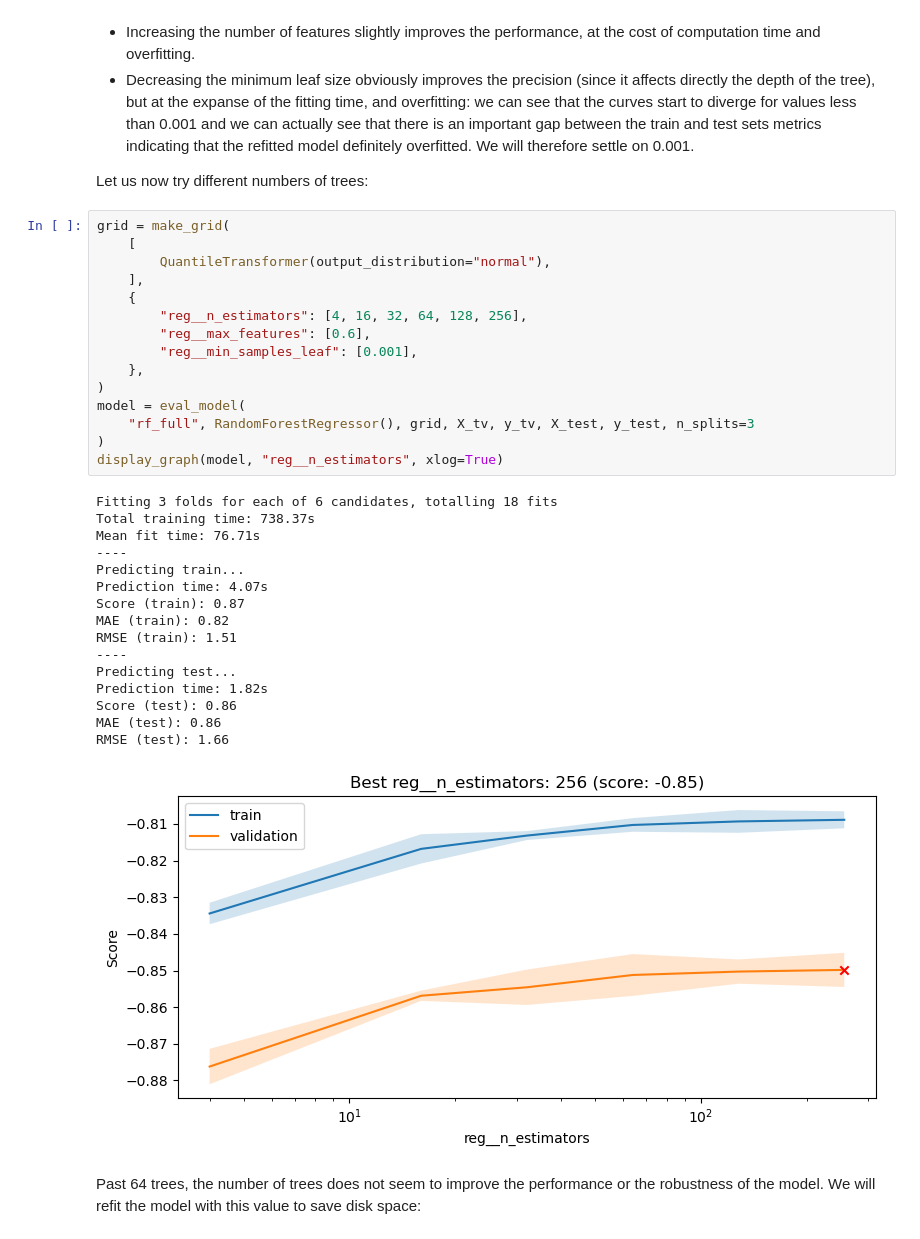
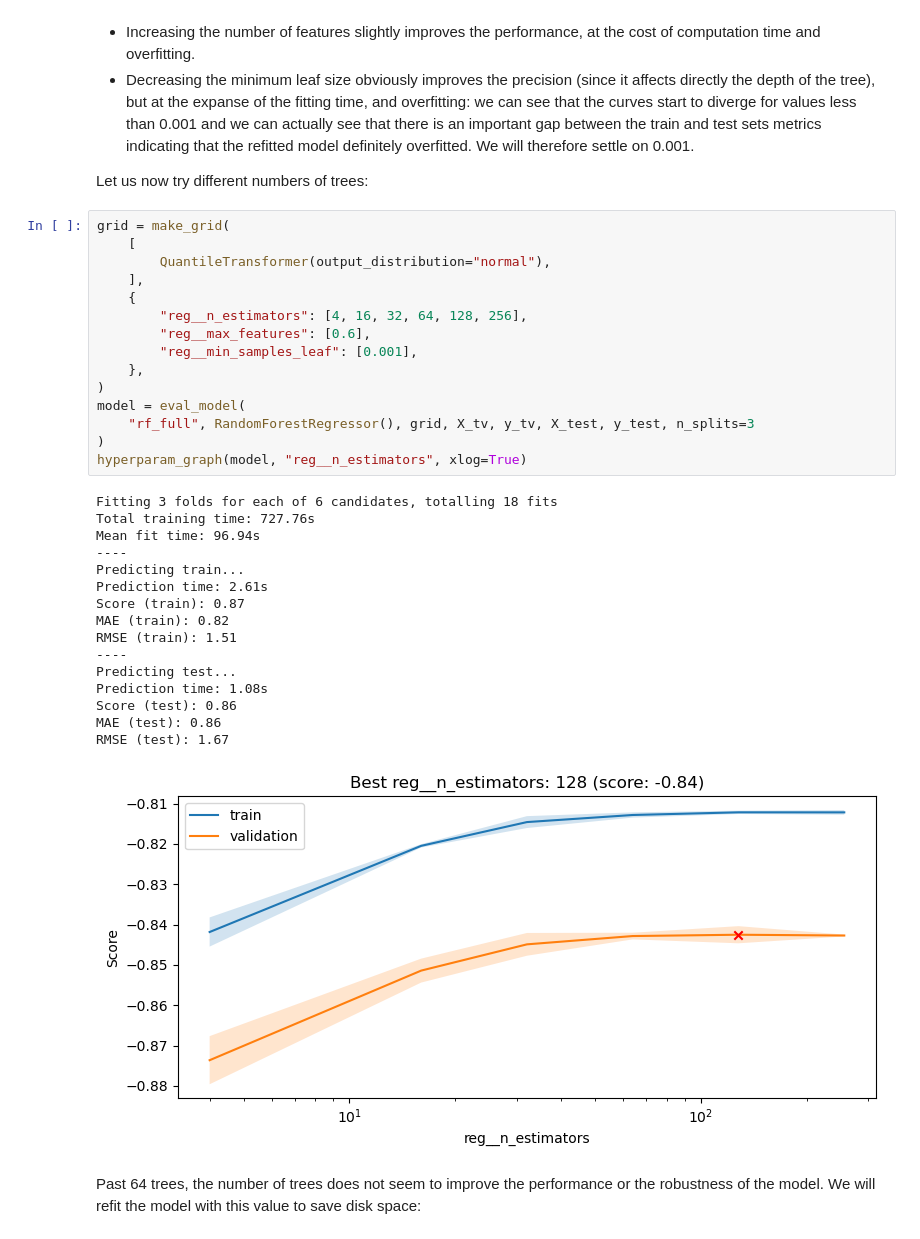
Before and after one commit to marcadella/GPP-prediction, a Jupyter notebook: 4_data_modeling.ipynb, the cells around one changed output. Cells and saved outputs as stored; diff of their text form.

```diff
--- a/4_data_modeling.ipynb
+++ b/4_data_modeling.ipynb
@@ -377,35 +403,35 @@ Let us now try different numbers of trees:
 # %%
 grid = make_grid(
     [
         QuantileTransformer(output_distribution="normal"),
     ],
     {
         "reg__n_estimators": [4, 16, 32, 64, 128, 256],
         "reg__max_features": [0.6],
         "reg__min_samples_leaf": [0.001],
     },
 )
 model = eval_model(
     "rf_full", RandomForestRegressor(), grid, X_tv, y_tv, X_test, y_test, n_splits=3
 )
-display_graph(model, "reg__n_estimators", xlog=True)
+hyperparam_graph(model, "reg__n_estimators", xlog=True)
 # %% [output]
 Fitting 3 folds for each of 6 candidates, totalling 18 fits
-Total training time: 738.37s
-Mean fit time: 76.71s
+Total training time: 727.76s
+Mean fit time: 96.94s
 ----
 Predicting train...
-Prediction time: 4.07s
+Prediction time: 2.61s
 Score (train): 0.87
 MAE (train): 0.82
 RMSE (train): 1.51
 ----
 Predicting test...
-Prediction time: 1.82s
+Prediction time: 1.08s
 Score (test): 0.86
 MAE (test): 0.86
-RMSE (test): 1.66
+RMSE (test): 1.67
-[figure, old version]
+[figure, new version]
 # %% [markdown]
 Past 64 trees, the number of trees does not seem to improve the performance or the robustness of the model.
 We will refit the model with this value to save disk space:
```
Also changed, not shown: parts of 27 cells of this notebook, 46 other files.
